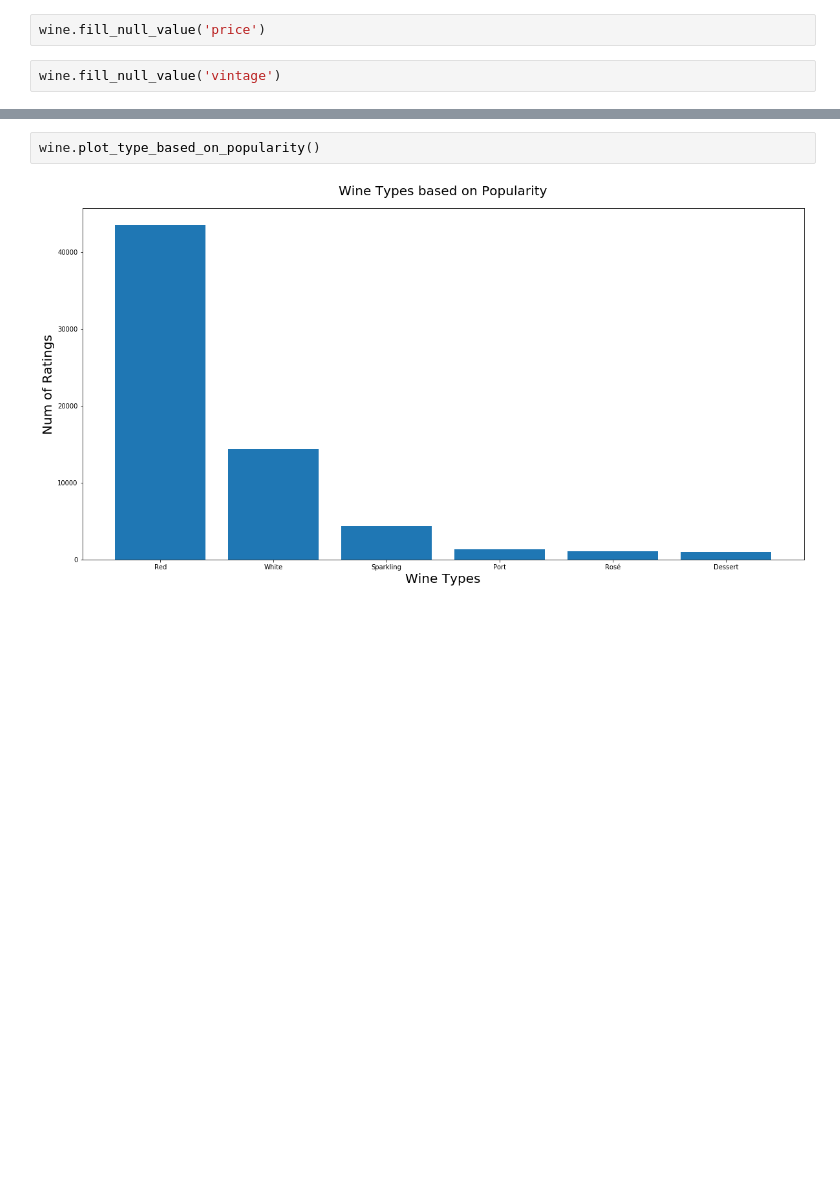
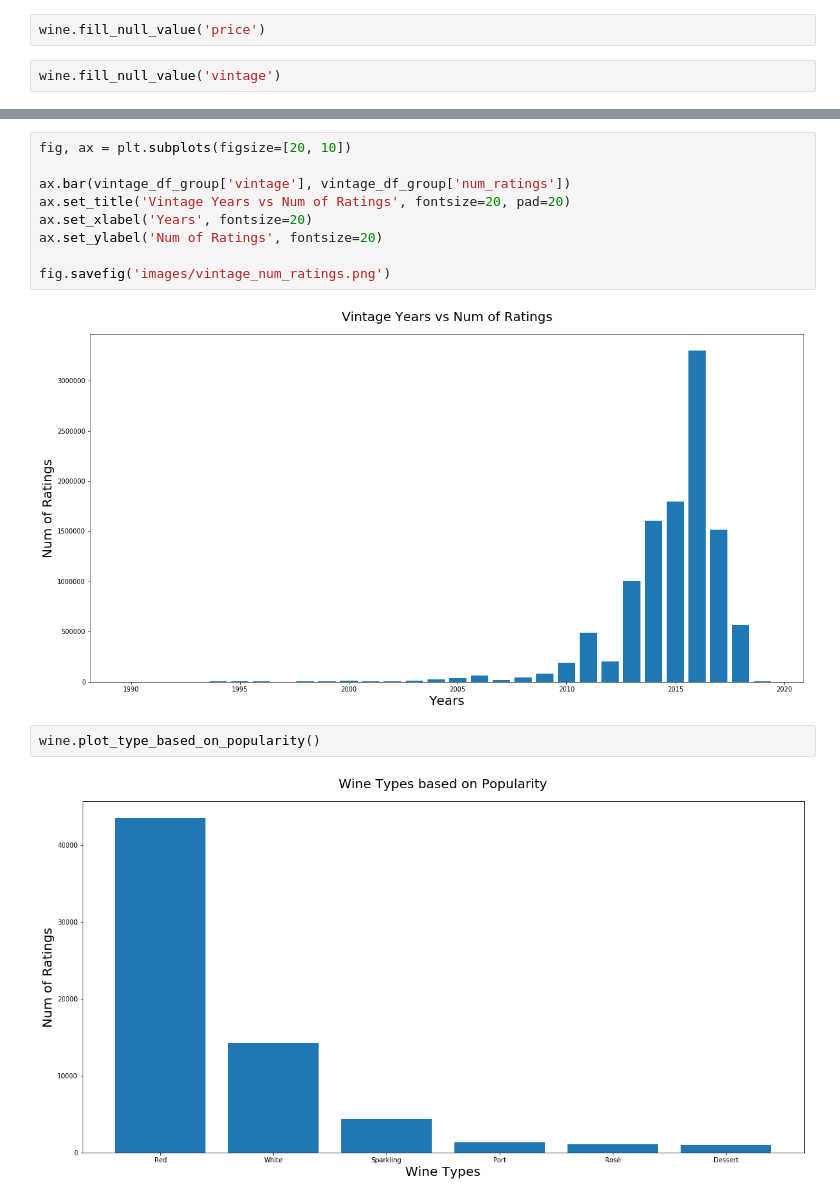
Before and after one commit to yueweng/wine-predictions, a Jupyter notebook: capstone.ipynb, the cells around one changed output, grey strips where cells are left out. Saved outputs shown, nothing was run; the diff lists cells and outputs as text; blank space fills up the shorter version.

```diff
--- a/capstone.ipynb
+++ b/capstone.ipynb
@@ -67,3 +144,14 @@ wine.fill_null_value('vintage')
+# %%
+fig, ax = plt.subplots(figsize=[20, 10])
+
+ax.bar(vintage_df_group['vintage'], vintage_df_group['num_ratings'])
+ax.set_title('Vintage Years vs Num of Ratings', fontsize=20, pad=20)
+ax.set_xlabel('Years', fontsize=20)
+ax.set_ylabel('Num of Ratings', fontsize=20)
+
+fig.savefig('images/vintage_num_ratings.png')
+# %% [output]
+[figure, added]
 # %%
 wine.plot_type_based_on_popularity()
 # %% [output]
```
Also changed, not shown: parts of 38 cells of this notebook, 28 other files.
